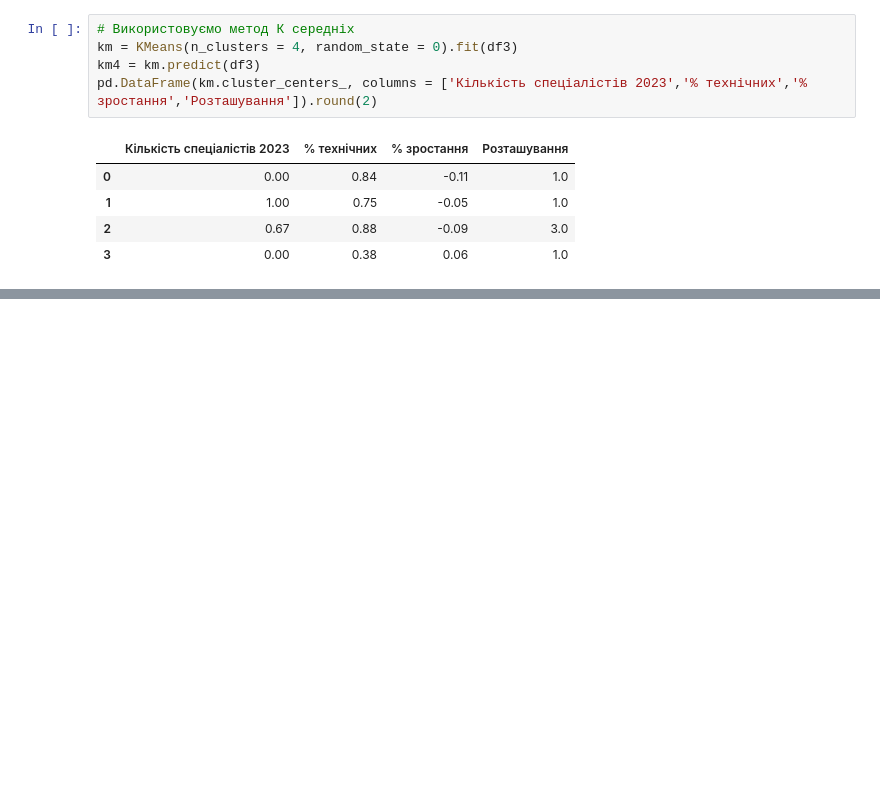
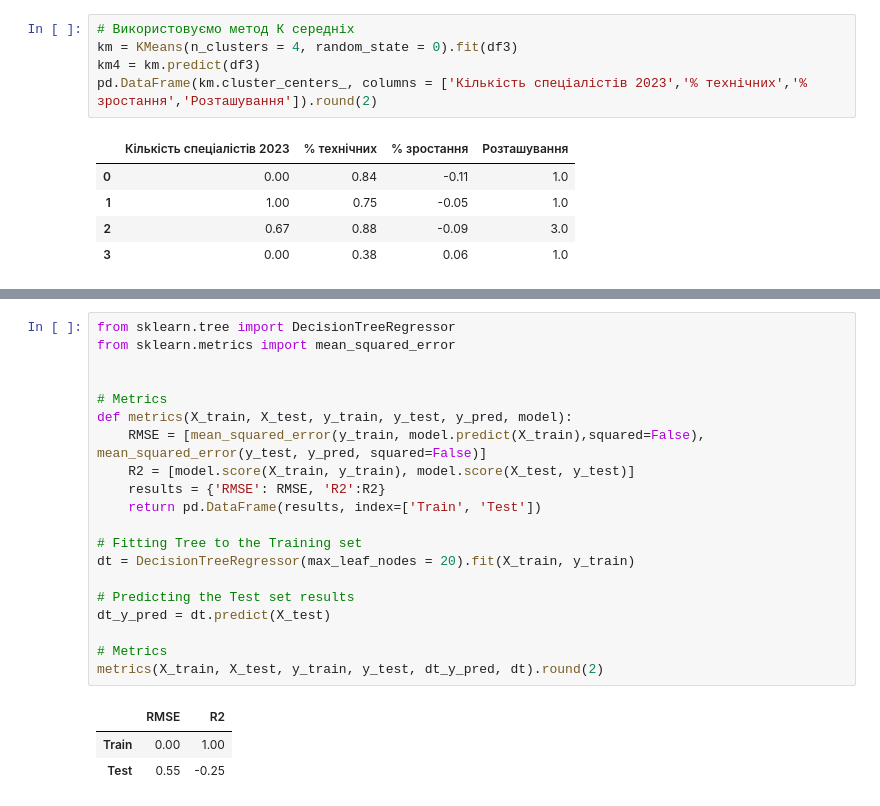
Before and after one commit to VladTarasov1/Dyploma, a Jupyter notebook: диплом.ipynb, the cells around one changed output, grey strips where cells are left out. Drawn from its saved outputs; the diff is of its cells as text; blank space fills up the shorter version.

```diff
--- a/диплом.ipynb
+++ b/диплом.ipynb
@@ -341,0 +405,24 @@ def plot_2d(X, label_list_cluster):
+# %%
+from sklearn.tree import DecisionTreeRegressor
+from sklearn.metrics import mean_squared_error
+
+
+# Metrics
+def metrics(X_train, X_test, y_train, y_test, y_pred, model):
+    RMSE = [mean_squared_error(y_train, model.predict(X_train),squared=False), mean_squared_error(y_test, y_pred, squared=False)]
+    R2 = [model.score(X_train, y_train), model.score(X_test, y_test)]
+    results = {'RMSE': RMSE, 'R2':R2}
+    return pd.DataFrame(results, index=['Train', 'Test'])
+
+# Fitting Tree to the Training set
+dt = DecisionTreeRegressor(max_leaf_nodes = 20).fit(X_train, y_train)
+
+# Predicting the Test set results
+dt_y_pred = dt.predict(X_test)
+
+# Metrics
+metrics(X_train, X_test, y_train, y_test, dt_y_pred, dt).round(2)
+# %% [output]
+|  | RMSE | R2 |
+| Train | 0.00 | 1.00 |
+| Test | 0.55 | -0.25 |
```
Also changed, not shown: parts of 12 cells of this notebook.
